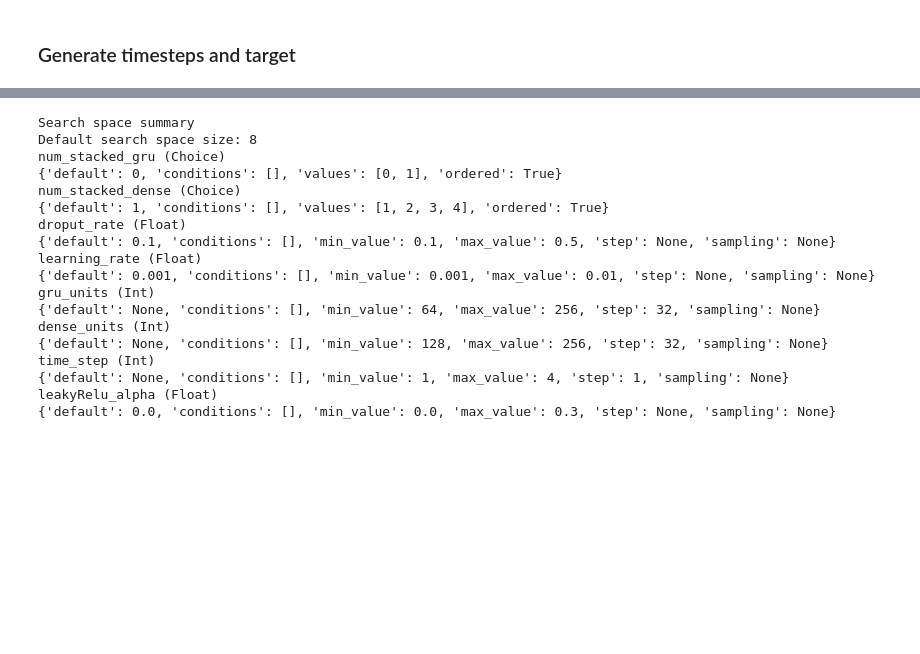
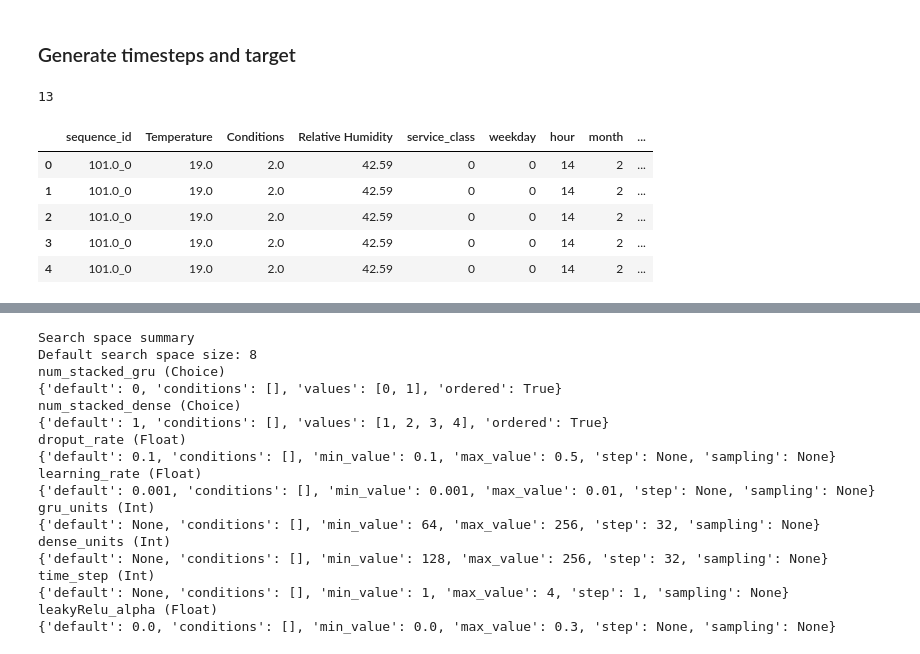
Before and after one commit to azizkastalli/transport_routing, a Jupyter notebook: timeTravelPrediction/timeTravel_prediction.ipynb, the cells around one changed output, grey strips where cells are left out. Cells and saved outputs as stored; diff of their text form; code cells hidden in the pictures; blank space fills up the shorter version.

```diff
--- a/timeTravelPrediction/timeTravel_prediction.ipynb
+++ b/timeTravelPrediction/timeTravel_prediction.ipynb
@@ -71,6 +71,20 @@ generate_timesteps = False
 train_model = True
 # %% [markdown]
 ### Generate timesteps and target
+# %%
+selcted_features = ['sequence_id','Temperature','Conditions','Relative Humidity','service_class','weekday','hour','month','line_id','distance_diff','order','vehicle_type','datetime_diff']
+len(selcted_features)
+# %% [output]
+13
+# %%
+data[selcted_features].head()
+# %% [output]
+|  | sequence_id | Temperature | Conditions | Relative Humidity | service_class | weekday | hour | month | ... |
+| 0 | 101.0_0 | 19.0 | 2.0 | 42.59 | 0 | 0 | 14 | 2 | ... |
+| 1 | 101.0_0 | 19.0 | 2.0 | 42.59 | 0 | 0 | 14 | 2 | ... |
+| 2 | 101.0_0 | 19.0 | 2.0 | 42.59 | 0 | 0 | 14 | 2 | ... |
+| 3 | 101.0_0 | 19.0 | 2.0 | 42.59 | 0 | 0 | 14 | 2 | ... |
+| 4 | 101.0_0 | 19.0 | 2.0 | 42.59 | 0 | 0 | 14 | 2 | ... |
 # %%
 from sklearn.preprocessing import MinMaxScaler, LabelEncoder
 
```
Also changed, not shown: parts of 13 cells of this notebook.
